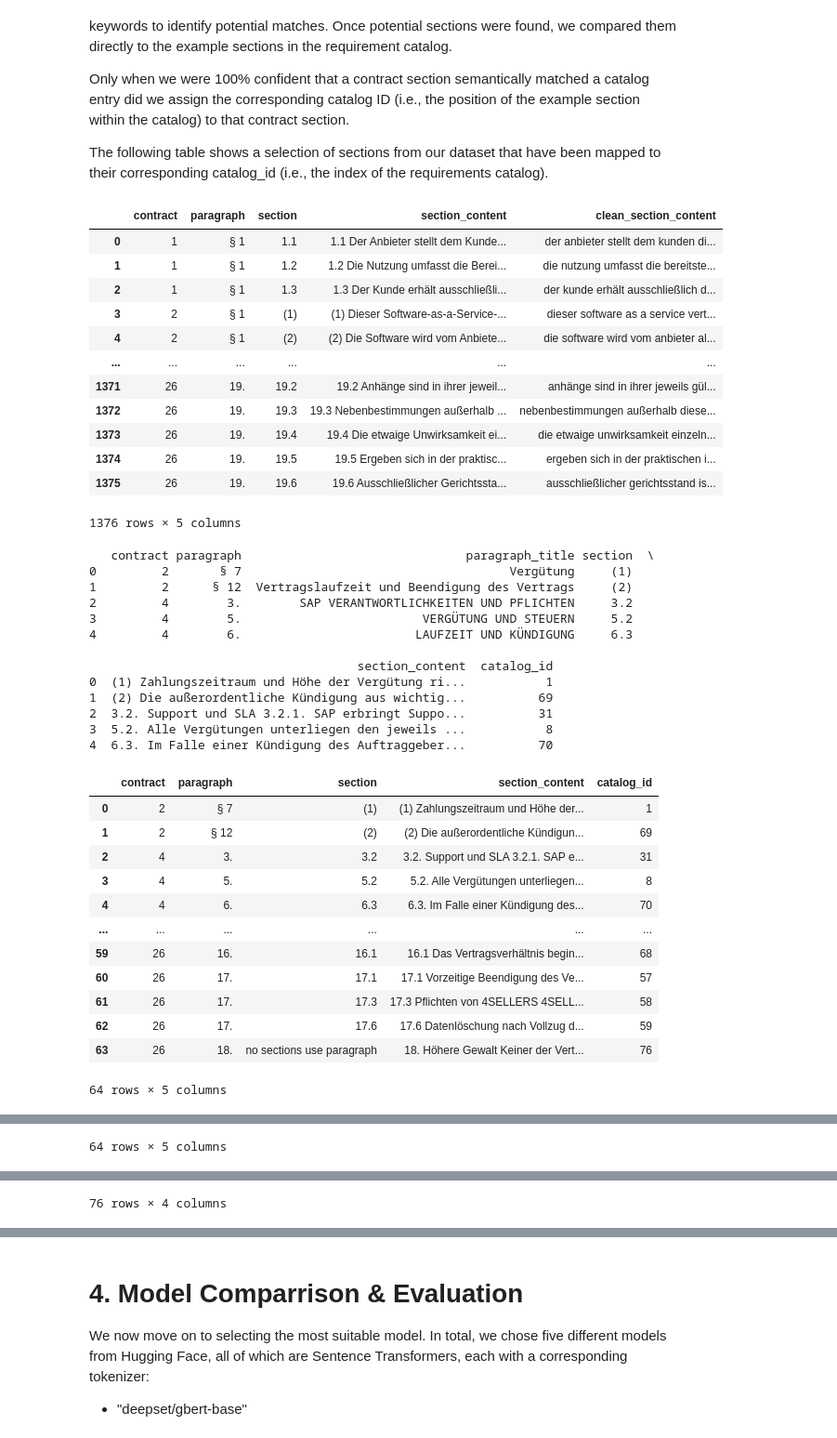
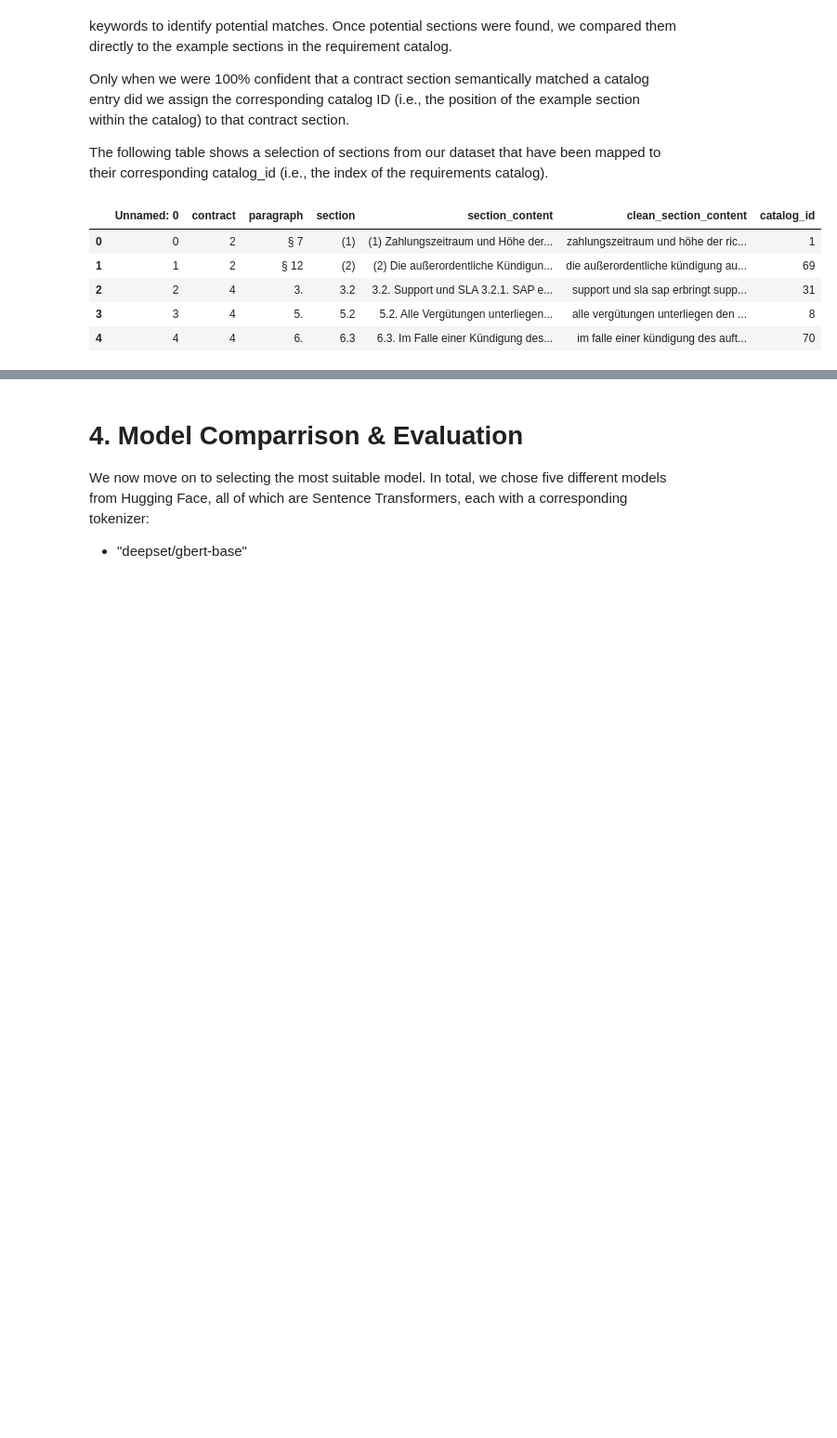
Before and after one commit to Nils7291/NLP_Contract_Checker, a Jupyter notebook: notebooks/00_main.ipynb, the cells around one changed output, grey strips where cells are left out. Shown at 93% size. Saved outputs shown, nothing was run; the diff lists cells and outputs as text; code cells hidden in the pictures; blank space fills up the shorter version.

```diff
--- a/notebooks/00_main.ipynb
+++ b/notebooks/00_main.ipynb
@@ -1335,61 +1312,27 @@ Only when we were 100% confident that a contract section semantically matched a
 
 The following table shows a selection of sections from our dataset that have been mapped to their corresponding catalog_id (i.e., the index of the requirements catalog).
 # %%
-df_unlabeled = pd.read_pickle("../data/contract_sections_clean.pkl")
-df_unlabeled = df_unlabeled[["contract","paragraph","section","section_content","clean_section_content"]]
-display(df_unlabeled)
+# df_unlabeled = pd.read_pickle("../data/contract_sections_clean.pkl")
+# df_unlabeled = df_unlabeled[["contract","paragraph","section","section_content","clean_section_content"]]
+# display(df_unlabeled)
 
 
-mapping = pd.read_excel("../data/mapping_human.xlsx")
-print(mapping.head())
-mapping = mapping[["contract","paragraph", "section","section_content","catalog_id"]]
-display(mapping)
+# mapping = pd.read_excel("../data/mapping_human.xlsx")
+# print(mapping.head())
+# mapping = mapping[["contract","paragraph", "section","catalog_id"]]
+# display(mapping)
 
-# Merge on both 'paragraph' and 'section' for more precise matching
-df_labeled = mapping.merge(df_unlabeled, how="left", on=["contract","paragraph", "section"])
-df_labeled= df_labeled[["contract","paragraph","section","clean_section_content","catalog_id"]]
-display(df_labeled)
+# # Merge on both 'paragraph' and 'section' for more precise matching
+# df_labeled = mapping.merge(df_unlabeled, how="left", on=["contract","paragraph", "section"])
+# df_labeled= df_labeled[["contract","paragraph","section","section_content","clean_section_content","catalog_id"]]
 
-catalogue = pd.read_pickle("../data/catalogue_clean.pkl")
-catalogue["catalog_id"] = range(1, len(catalogue) + 1)
-display(catalogue)
+# df_labeled.to_excel("../data/sections_labeled_manually.xlsx")
+contract_sections_clean_labeled_manually = pd.read_excel("../data/sections_labeled_manually.xlsx")
+display(contract_sections_clean_labeled_manually.head(5))
 # %% [output]
-|  | contract | paragraph | section | section_content | clean_section_content |
-| 0 | 1 | § 1 | 1.1 | 1.1 Der Anbieter stellt dem Kunde... | der anbieter stellt dem kunden di... |
-| 1 | 1 | § 1 | 1.2 | 1.2 Die Nutzung umfasst die Berei... | die nutzung umfasst die bereitste... |
-| 2 | 1 | § 1 | 1.3 | 1.3 Der Kunde erhält ausschließli... | der kunde erhält ausschließlich d... |
-| 3 | 2 | § 1 | (1) | (1) Dieser Software-as-a-Service-... | dieser software as a service vert... |
-| 4 | 2 | § 1 | (2) | (2) Die Software wird vom Anbiete... | die software wird vom anbieter al... |
-| ... | ... | ... | ... | ... | ... |
-| 1371 | 26 | 19. | 19.2 | 19.2 Anhänge sind in ihrer jeweil... | anhänge sind in ihrer jeweils gül... |
-| 1372 | 26 | 19. | 19.3 | 19.3 Nebenbestimmungen außerhalb ... | nebenbestimmungen außerhalb diese... |
-| 1373 | 26 | 19. | 19.4 | 19.4 Die etwaige Unwirksamkeit ei... | die etwaige unwirksamkeit einzeln... |
-| 1374 | 26 | 19. | 19.5 | 19.5 Ergeben sich in der praktisc... | ergeben sich in der praktischen i... |
-| 1375 | 26 | 19. | 19.6 | 19.6 Ausschließlicher Gerichtssta... | ausschließlicher gerichtsstand is... |
+|  | Unnamed: 0 | contract | paragraph | section | section_content | clean_section_content | catalog_id |
+| 0 | 0 | 2 | § 7 | (1) | (1) Zahlungszeitraum und Höhe der... | zahlungszeitraum und höhe der ric... | 1 |
+| 1 | 1 | 2 | § 12 | (2) | (2) Die außerordentliche Kündigun... | die außerordentliche kündigung au... | 69 |
+| 2 | 2 | 4 | 3. | 3.2 | 3.2. Support und SLA 3.2.1. SAP e... | support und sla sap erbringt supp... | 31 |
+| 3 | 3 | 4 | 5. | 5.2 | 5.2. Alle Vergütungen unterliegen... | alle vergütungen unterliegen den ... | 8 |
+| 4 | 4 | 4 | 6. | 6.3 | 6.3. Im Falle einer Kündigung des... | im falle einer kündigung des auft... | 70 |
-1376 rows × 5 columns
-   contract paragraph                               paragraph_title section  \
-0         2       § 7                                     Vergütung     (1)
-1         2      § 12  Vertragslaufzeit und Beendigung des Vertrags     (2)
-2         4        3.        SAP VERANTWORTLICHKEITEN UND PFLICHTEN     3.2
-3         4        5.                         VERGÜTUNG UND STEUERN     5.2
-4         4        6.                        LAUFZEIT UND KÜNDIGUNG     6.3
-
-                                     section_content  catalog_id
-0  (1) Zahlungszeitraum und Höhe der Vergütung ri...           1
-1  (2) Die außerordentliche Kündigung aus wichtig...          69
-2  3.2. Support und SLA 3.2.1. SAP erbringt Suppo...          31
-3  5.2. Alle Vergütungen unterliegen den jeweils ...           8
-4  6.3. Im Falle einer Kündigung des Auftraggeber...          70
-|  | contract | paragraph | section | section_content | catalog_id |
-| 0 | 2 | § 7 | (1) | (1) Zahlungszeitraum und Höhe der... | 1 |
-| 1 | 2 | § 12 | (2) | (2) Die außerordentliche Kündigun... | 69 |
-| 2 | 4 | 3. | 3.2 | 3.2. Support und SLA 3.2.1. SAP e... | 31 |
-| 3 | 4 | 5. | 5.2 | 5.2. Alle Vergütungen unterliegen... | 8 |
-| 4 | 4 | 6. | 6.3 | 6.3. Im Falle einer Kündigung des... | 70 |
-| ... | ... | ... | ... | ... | ... |
-| 59 | 26 | 16. | 16.1 | 16.1 Das Vertragsverhältnis begin... | 68 |
-| 60 | 26 | 17. | 17.1 | 17.1 Vorzeitige Beendigung des Ve... | 57 |
-| 61 | 26 | 17. | 17.3 | 17.3 Pflichten von 4SELLERS 4SELL... | 58 |
-| 62 | 26 | 17. | 17.6 | 17.6 Datenlöschung nach Vollzug d... | 59 |
-| 63 | 26 | 18. | no sections use paragraph | 18. Höhere Gewalt Keiner der Vert... | 76 |
-64 rows × 5 columns
@@ -1408 +1338,0 @@ display(catalogue)
-64 rows × 5 columns
@@ -1421 +1338,0 @@ display(catalogue)
-76 rows × 4 columns
```
Also changed, not shown: parts of 50 cells of this notebook, 1 other file.
